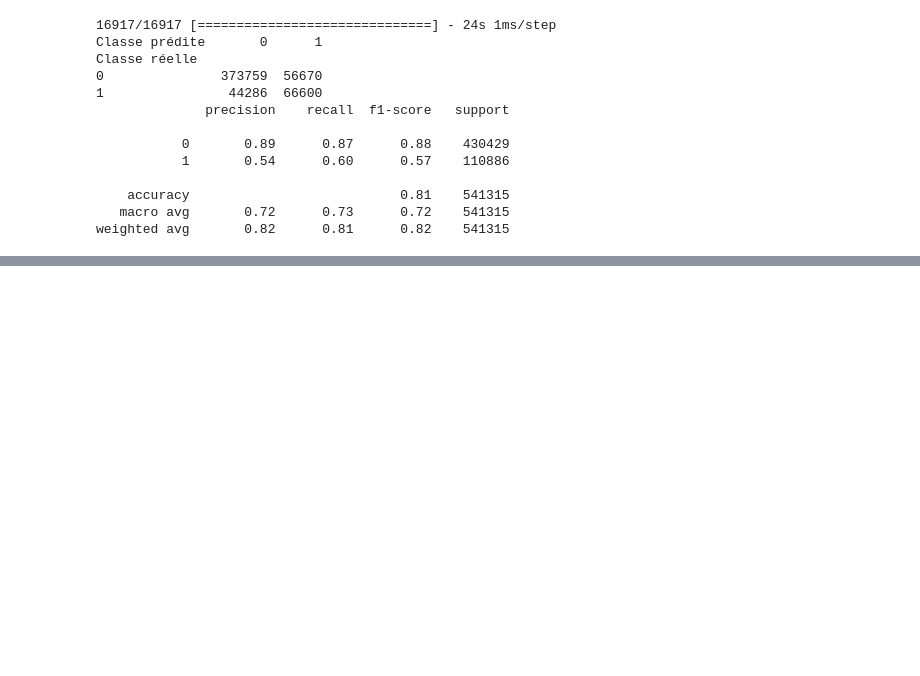
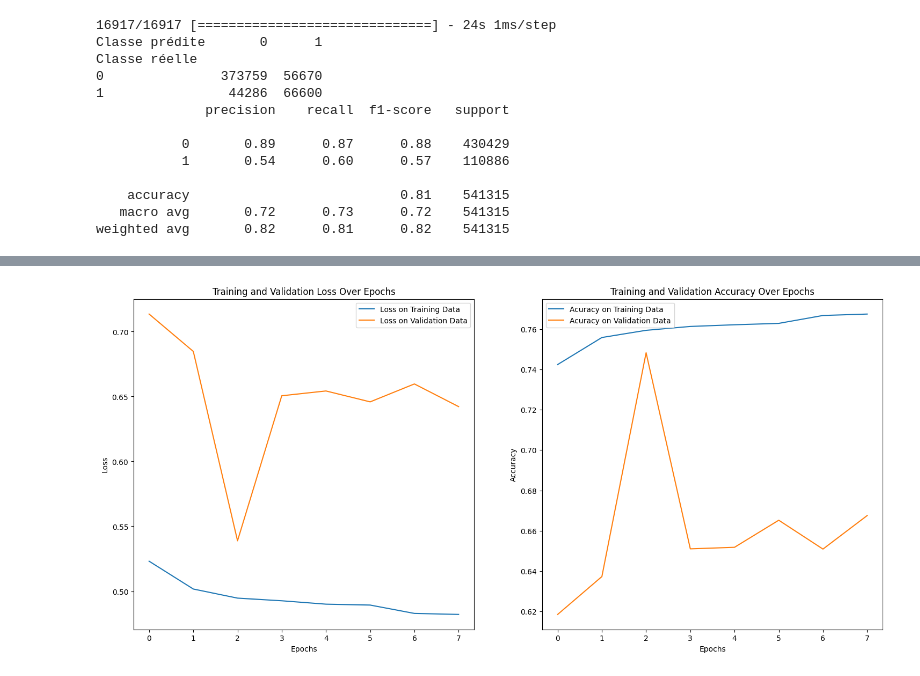
Before and after one commit to AHichem/DS_TrafficAccident, a Jupyter notebook: 103_DNN_grav.ipynb, the cells around one changed output, grey strips where cells are left out. Drawn from its saved outputs; the diff is of its cells as text; code cells hidden in the pictures; blank space fills up the shorter version.

```diff
--- a/103_DNN_grav.ipynb
+++ b/103_DNN_grav.ipynb
@@ -589,0 +981,24 @@ weighted avg       0.82      0.81      0.82    541315
+# %%
+dnn=DNN09
+
+#plot
+plt.figure(figsize=(18, 8))
+
+plt.subplot(1,2,1)
+plt.plot(dnn.history['loss'], label='Loss on Training Data')
+plt.plot(dnn.history['val_loss'], label='Loss on Validation Data')
+plt.xlabel('Epochs')
+plt.ylabel('Loss')
+plt.legend()
+plt.title('Training and Validation Loss Over Epochs')
+
+plt.subplot(1,2,2)
+plt.plot(dnn.history['accuracy'], label='Acuracy on Training Data')
+plt.plot(dnn.history['val_accuracy'], label='Acuracy on Validation Data')
+plt.xlabel('Epochs')
+plt.ylabel('Accuracy')
+plt.legend()
+plt.title('Training and Validation Accuracy Over Epochs')
+plt.show()
+# %% [output]
+[figure, added]
```
Also changed, not shown: parts of 35 cells of this notebook.
